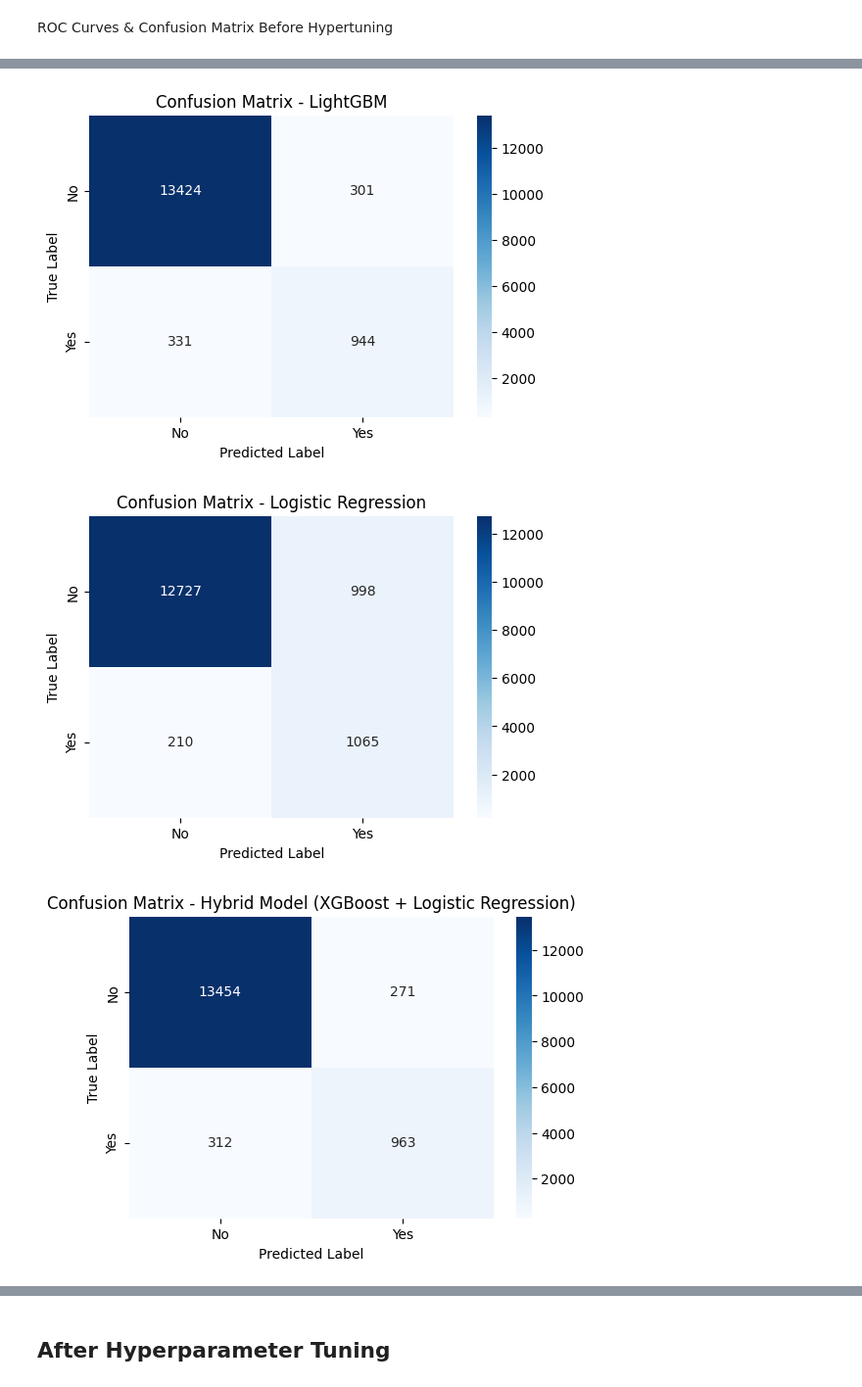
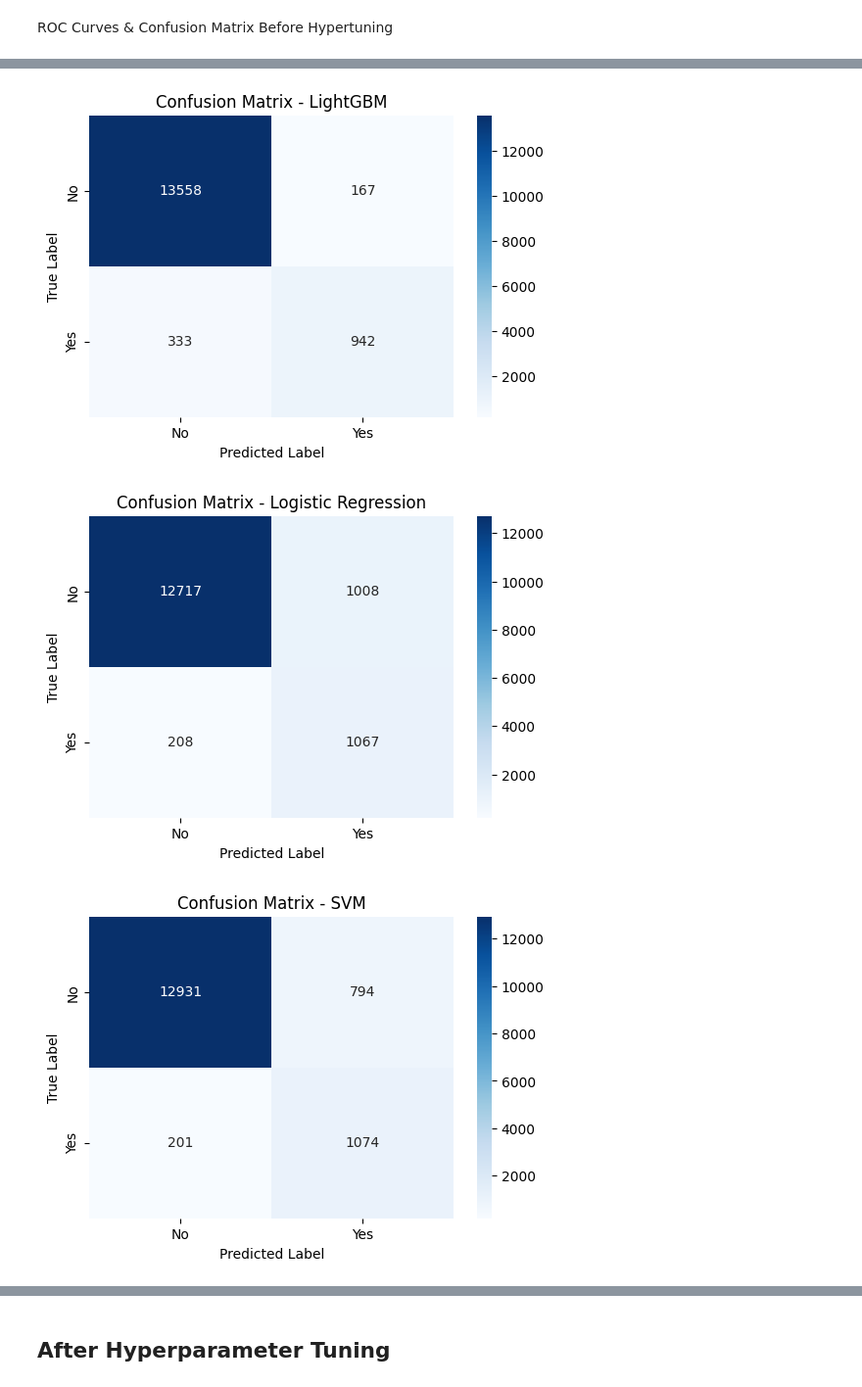
Before and after one commit to tehhanyi/INF2008-Machine-Learning-Project, a Jupyter notebook: Diabetes_Prediction_Edited.ipynb, the cells around one changed output, grey strips where cells are left out. Shown at 98% size. Saved outputs shown, nothing was run; the diff lists cells and outputs as text; code cells hidden in the pictures.

Commit message:
more models

```diff
--- a/Diabetes_Prediction_Edited.ipynb
+++ b/Diabetes_Prediction_Edited.ipynb
@@ -640,7 +640,13 @@ Did not meet early stopping. Best iteration is:
    macro avg       0.91      0.86      0.89     15000
 weighted avg       0.97      0.97      0.97     15000
 # %%
-log_reg_pipeline = LogisticRegression()
+from sklearn.pipeline import Pipeline
+
+# ✅ Step 1: Define Logistic Regression Model with Feature Scaling
+log_reg_pipeline = Pipeline([
+    ("scaler", StandardScaler()),  # ✅ Standardize features
+    ("log_reg", LogisticRegression())  # ✅ Logistic Regression
+])
 
 # ✅ Step 2: Train Logistic Regression Model
 log_reg_pipeline.fit(X_train_balanced, y_train_balanced)
@@ -653,7 +659,7 @@ test_accuracy_log_reg = accuracy_score(y_test, y_pred_log_reg) * 100
 test_balanced_accuracy_log_reg = balanced_accuracy_score(y_test, y_pred_log_reg) * 100
 
 # ✅ Step 5: Print Scores
-print("\nLogistic Regression Model Performance")
+print("\n🚀 Logistic Regression Model Performance 🚀")
 print(f"Test Accuracy: {test_accuracy_log_reg:.4f}%")
 print(f"Test Balanced Accuracy: {test_balanced_accuracy_log_reg:.4f}%")
 print("\nClassification Report:\n", classification_report(y_test, y_pred_log_reg))
@@ -675,16 +717,7 @@ weighted avg       0.94      0.92      0.93     15000
 Hybrid Models (XGBoost + Logistic Regression)
 # %%
 # ✅ Step 1: Define XGBoost Model
-xgb_model = XGBClassifier(
-    # objective="binary:logistic",
-    # learning_rate=0.05,
-    # n_estimators=100,
-    # max_depth=6,
-    # scale_pos_weight=0.8,  # Adjusted to reduce bias toward predicting "diabetes"
-    # use_label_encoder=False,
-    # eval_metric="logloss",
-    # random_state=42
-)
+xgb_model = XGBClassifier()
 
 # ✅ Step 2: Train XGBoost Model
 xgb_model.fit(X_train_balanced, y_train_balanced)
@@ -703,16 +736,16 @@ log_reg = LogisticRegression()
 log_reg.fit(y_train_xgb_scaled, y_train_balanced)
 
 # ✅ Step 6: Make Final Predictions Using Logistic Regression
-y_pred_hybrid = log_reg.predict(X_test_xgb_scaled)
+y_pred_hybrid_log_reg = log_reg.predict(X_test_xgb_scaled)
 
 # ✅ Step 7: Compute Accuracy & Balanced Accuracy
-test_accuracy_hybrid = accuracy_score(y_test, y_pred_hybrid) * 100
-test_balanced_accuracy_hybrid = balanced_accuracy_score(y_test, y_pred_hybrid) * 100
+test_accuracy_hybrid = accuracy_score(y_test, y_pred_hybrid_log_reg) * 100
+test_balanced_accuracy_hybrid = balanced_accuracy_score(y_test, y_pred_hybrid_log_reg) * 100
 
 # ✅ Step 8: Print Scores
 print("\nHybrid Model (XGBoost + Logistic Regression) Performance")
 print(f"Test Accuracy: {test_accuracy_hybrid:.4f}%")
 print(f"Test Balanced Accuracy: {test_balanced_accuracy_hybrid:.4f}%")
-print("\nClassification Report:\n", classification_report(y_test, y_pred_hybrid))
+print("\nClassification Report:\n", classification_report(y_test, y_pred_hybrid_log_reg))
 # %% [output]
 Hybrid Model (XGBoost + Logistic Regression) Performance
@@ -731,7 +820,7 @@ weighted avg       0.96      0.96      0.96     15000
 # %%
 # Define model names
 model_names = [
-    "Random Forest", "XGBoost", "LightGBM", "Logistic Regression", "Hybrid (XGBoost + Logistic Regression)"
+    "Random Forest", "XGBoost", "LightGBM", "Logistic Regression", "SVM", "Hybrid (XGBoost + Logistic Regression)", "Hybrid (XGBoost + SVM)"
 ]
 
 # Initialize lists for metrics
@@ -745,9 +834,11 @@ f1_values = []
 models_predictions = {
     "Random Forest": y_pred_rf,
     "XGBoost": y_pred_xgb,
-    "LightGBM": y_pred,
+    "LightGBM": y_pred_lgb,
     "Logistic Regression": y_pred_log_reg,
-    "Hybrid (XGBoost + Logistic Regression)": y_pred_hybrid
+    "SVM": y_pred_svm,
+    "Hybrid (XGBoost + Logistic Regression)": y_pred_hybrid_log_reg,
+    "Hybrid (XGBoost + SVM)": y_pred_hybrid_svm
 }
 
 # Collect performance metrics for each model
@@ -789,37 +882,39 @@ from sklearn.metrics import confusion_matrix, roc_curve, auc
 models = {
     "Random Forest": y_pred_rf,
     "XGBoost": y_pred_xgb,
-    "LightGBM": y_pred,
+    "LightGBM": y_pred_lgb,
     "Logistic Regression": y_pred_log_reg,
-    "Hybrid Model (XGBoost + Logistic Regression)": y_pred_hybrid
+    "SVM": y_pred_svm,
+    "Hybrid Model (XGBoost + Logistic Regression)": y_pred_hybrid_log_reg,
+    "Hybrid (XGBoost + SVM)": y_pred_hybrid_svm
 }
 
 # ✅ Confusion Matrices
 for model_name, y_pred in models.items():
     cm = confusion_matrix(y_test, y_pred)
     plt.figure(figsize=(6, 4))
     sns.heatmap(cm, annot=True, fmt='d', cmap='Blues', xticklabels=["No", "Yes"], yticklabels=["No", "Yes"])
     plt.xlabel("Predicted Label")
     plt.ylabel("True Label")
     plt.title(f"Confusion Matrix - {model_name}")
     plt.show()
 
 # ✅ ROC Curves
 plt.figure(figsize=(8, 6))
 for model_name, y_pred in models.items():
     fpr, tpr, _ = roc_curve(y_test, y_pred)
     roc_auc = auc(fpr, tpr)
     plt.plot(fpr, tpr, label=f"{model_name} (AUC = {roc_auc:.2f})")
 
 plt.plot([0, 1], [0, 1], color="grey", linestyle="--")  # Diagonal reference line
 plt.xlabel("False Positive Rate")
 plt.ylabel("True Positive Rate")
 plt.title("ROC Curves")
 plt.legend(loc="lower right")
 plt.show()
 # %% [output]
 [figure]
 [figure]
-[figure, old version]
+[figure, new version]
 [figure]
-[figure, old version]
+[figure, new version]
```
Also changed, not shown: parts of 21 cells of this notebook.
